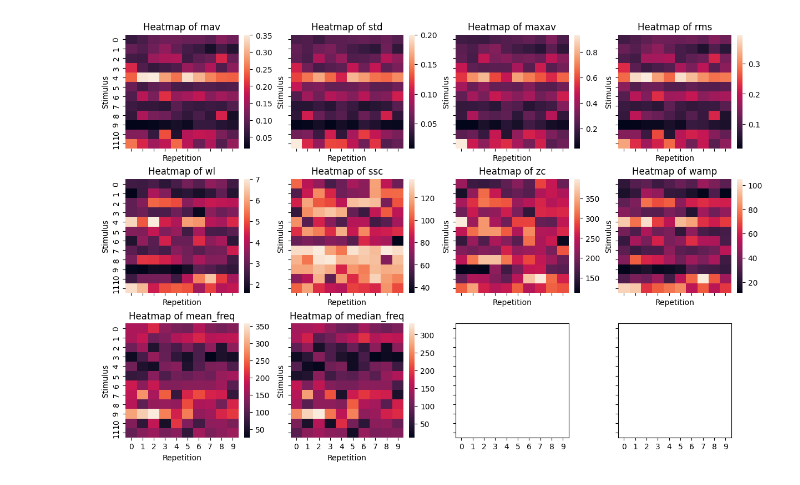
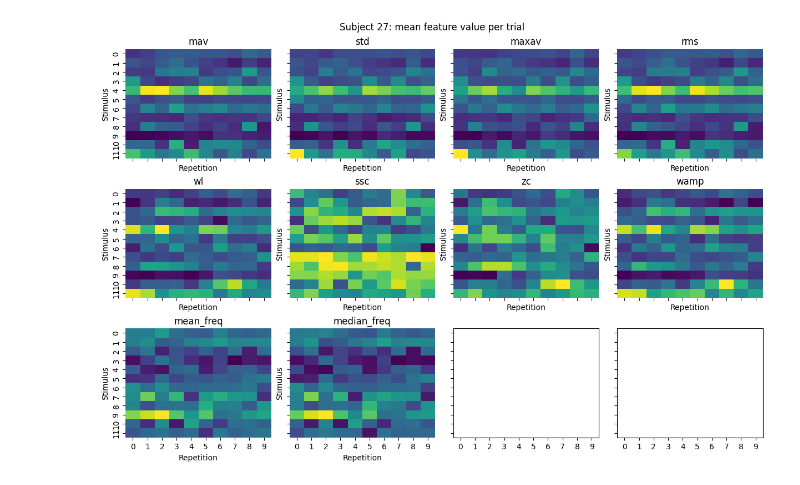
Before and after one commit to philipp-fvef/nx-421-group-w-project-2, a Jupyter notebook: philipp_2_251202.ipynb, the cells around one changed output. Drawn from its saved outputs; the diff is of its cells as text; code cells hidden in the pictures.

```diff
--- a/philipp_2_251202.ipynb
+++ b/philipp_2_251202.ipynb
@@ -29,2 +23,13 @@ np.random.seed(42)
 # %%
+# ==================================================
+# Configuration (change these first)
+# ==================================================
+FS = 2000  # sampling frequency (Hz)
 MOV_MEAN_LENGTH = 100
+
+SUBJECT_IDS = range(1, 28)
+SUBJECT_OF_INTEREST = 27
+
+filepath_mat_list = [f"data/S{subject_id}_A1_E1.mat" for subject_id in SUBJECT_IDS]
+print(f"Number of subjects: {len(filepath_mat_list)}")
+print(f"Example file: {filepath_mat_list[0]}")
@@ -31,6 +39,5 @@ MOV_MEAN_LENGTH = 100
 # %%
-SUBJECT_IDS = range(1, 28)
-filepath_mat_list = [f"data/S{str(i)}_A1_E1.mat" for i in SUBJECT_IDS]
-
-print(filepath_mat_list)
+# (Optional) quick sanity check
+print(filepath_mat_list[:3])
+print(f"SUBJECT_OF_INTEREST = {SUBJECT_OF_INTEREST}")
 # %% [output]
@@ -304,21 +343,36 @@ all_features = {
 # %%
-# Visualise all feature accross all trials as a heatmap
+# Visualize feature values across trials for the subject of interest
+subj_df = all_data[all_data["subject_id"] == SUBJECT_OF_INTEREST]
+emg = subj_df[emg_columns].to_numpy()
+stimulus = subj_df["stimulus"].to_numpy()
+repetition = subj_df["repetition"].to_numpy()
+
+n_stimuli = np.unique(stimulus).size - 1
+n_repetitions = np.unique(repetition).size - 1
 
 fig, ax = plt.subplots(3, 4, figsize=(12, 8), constrained_layout=True, sharex=True, sharey=True)
 ax = ax.ravel()
 
-for ax_idx, (feature_name, feature_func) in enumerate(all_features.items()):
+for ax_idx, (feat_name, feat_fn) in enumerate(all_features.items()):
     feature_values = []
-    for stimuli_idx in range(n_stimuli):
-        for repetition_idx in range(n_repetitions):
-            mask = np.logical_and(stimulus == stimuli_idx + 1, repetition == repetition_idx + 1).flatten()
-            feature_value = feature_func(emg[mask, :])
-            feature_values.append(np.mean(feature_value))  # Mean across channels
-
-    sns.heatmap(np.array(feature_values).reshape(n_stimuli, n_repetitions), annot=False, fmt=".2f", ax=ax[ax_idx])
-    ax[ax_idx].set_title(f"Heatmap of {feature_name}")
+    for stim_idx in range(1, n_stimuli + 1):
+        for rep_idx in range(1, n_repetitions + 1):
+            mask = (stimulus == stim_idx) & (repetition == rep_idx)
+            feature_value = feat_fn(emg[mask, :])
+            feature_values.append(np.mean(feature_value))  # mean across channels
+    sns.heatmap(
+        np.array(feature_values).reshape(n_stimuli, n_repetitions),
+        annot=False,
+        fmt=".2f",
+        ax=ax[ax_idx],
+        cmap="viridis",
+        cbar=False,
+    )
+    ax[ax_idx].set_title(feat_name)
     ax[ax_idx].set_xlabel("Repetition")
     ax[ax_idx].set_ylabel("Stimulus")
+
+plt.suptitle(f"Subject {SUBJECT_OF_INTEREST}: mean feature value per trial")
 plt.show()
 # %% [output]
-[figure, old version]
+[figure, new version]
```
Also changed, not shown: parts of 25 cells of this notebook, 26 other files.
